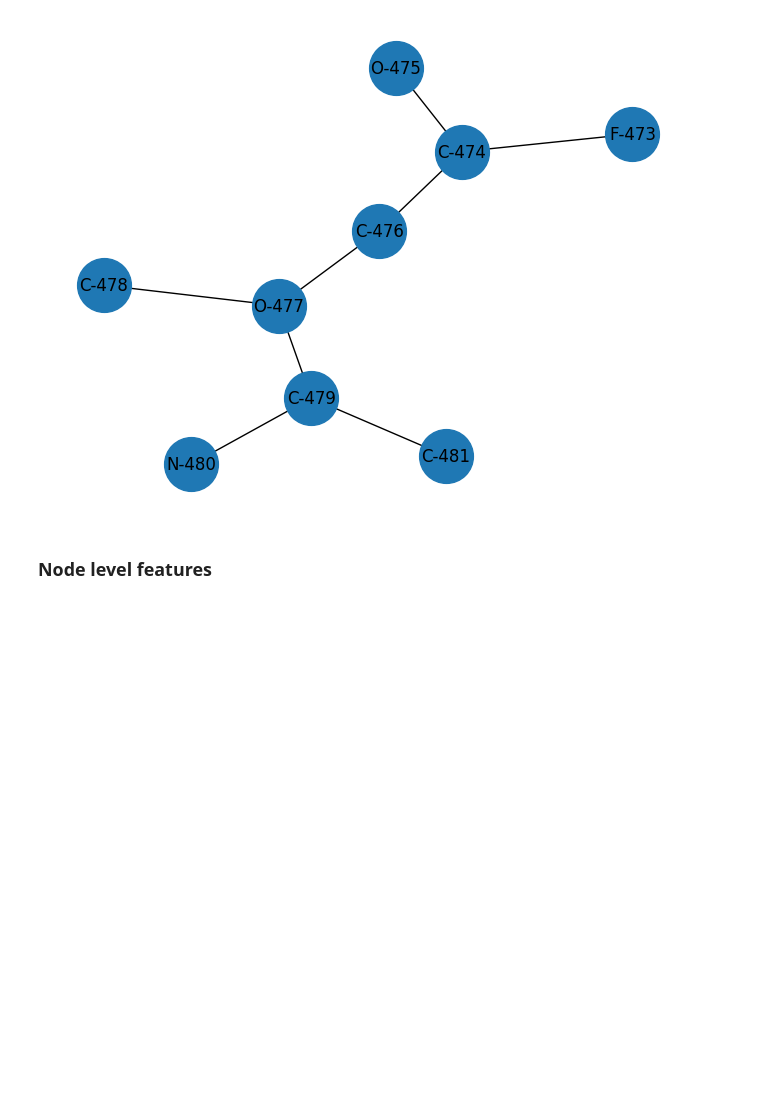
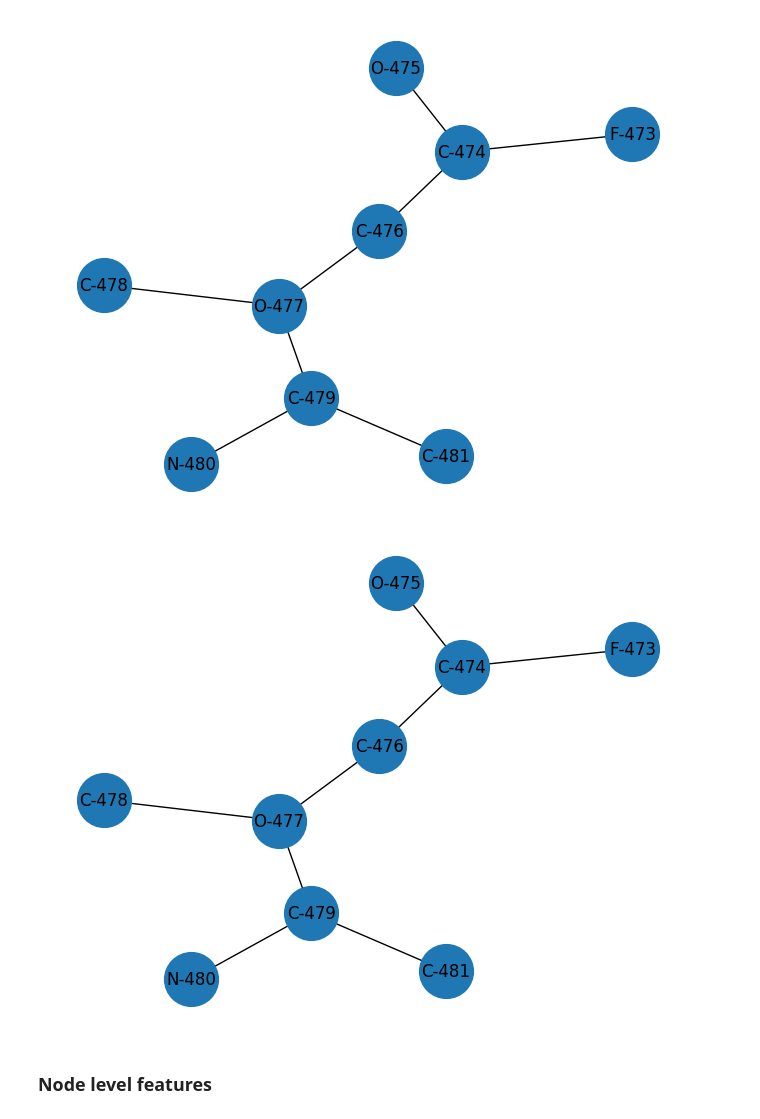
Before and after one commit to theanilbajar/graph-ad, a Jupyter notebook: analysis/AIDS_Dataset_Analysis.ipynb, the cells around one changed output. Drawn from its saved outputs; the diff is of its cells as text; code cells hidden in the pictures; blank space fills up the shorter version.

```diff
--- a/analysis/AIDS_Dataset_Analysis.ipynb
+++ b/analysis/AIDS_Dataset_Analysis.ipynb
@@ -187,0 +199,3 @@ nx.draw_kamada_kawai(G, labels=only_labels, with_labels = True, node_size=1000)
+# %%
+nx.write_gpickle(G, "test.gpickle")
+G1 = nx.read_gpickle("test.gpickle")
@@ -189,6 +208,10 @@ nx.draw_kamada_kawai(G, labels=only_labels, with_labels = True, node_size=1000)
 nx.draw_kamada_kawai(G, labels=labels, with_labels = True, node_size=1500)
 # %% [output]
 [figure]
+# %%
+nx.draw_kamada_kawai(G1, labels=labels, with_labels = True, node_size=1500)
+# %% [output]
+[figure, added]
 # %% [markdown]
 ### Node level features
 # %%
```
Also changed, not shown: parts of 5 cells of this notebook, 15 other files.
